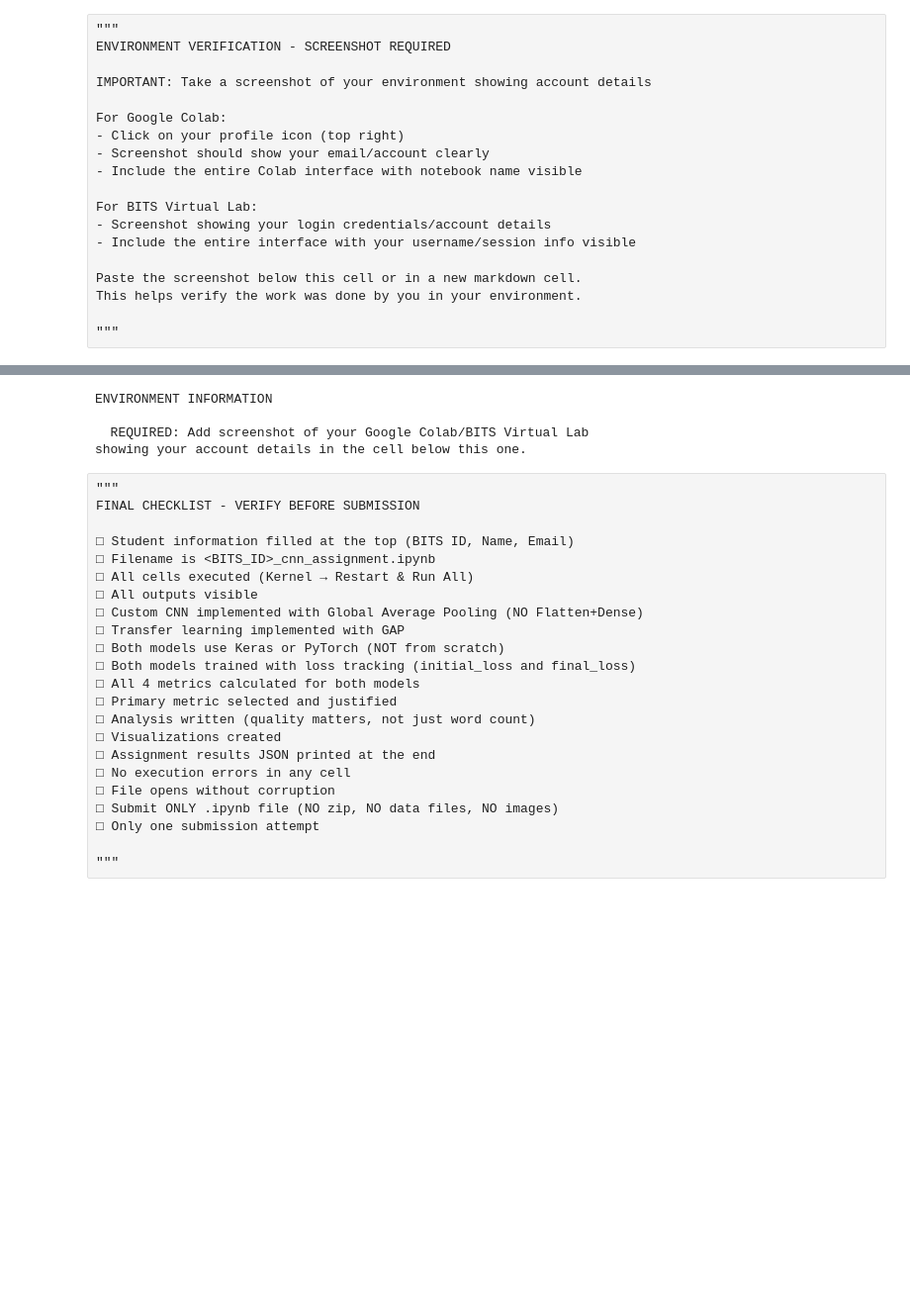
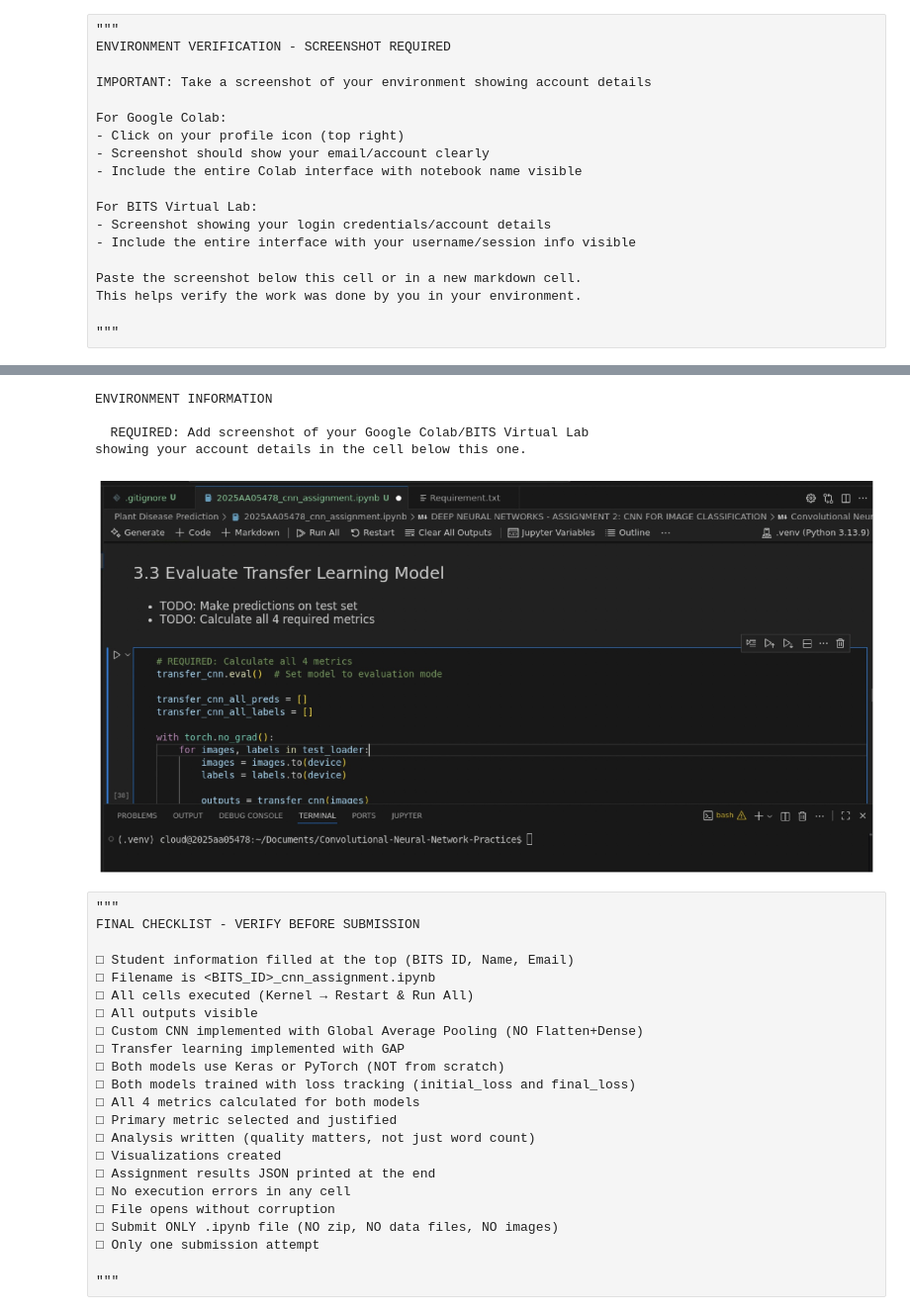
Before and after one commit to Rjain3108/Convolutional-Neural-Network-Practice, a Jupyter notebook: Plant Disease Prediction/CNN_assignment_template.ipynb, the cells around one changed output, grey strips where cells are left out. Shown at 99% size. Drawn from its saved outputs; the diff is of its cells as text; code cells hidden in the pictures; blank space fills up the shorter version.

```diff
--- a/Plant Disease Prediction/CNN_assignment_template.ipynb
+++ b/Plant Disease Prediction/CNN_assignment_template.ipynb
@@ -1348,14 +1351,22 @@ Selected Device: mps
 # %%
 print("ENVIRONMENT INFORMATION")
 print("\n  REQUIRED: Add screenshot of your Google Colab/BITS Virtual Lab")
 print("showing your account details in the cell below this one.")
 
 # include the screen shot here
+image_path = "/Users/rishabhjain/Downloads/virtualLab_screenshot.jpg"
+img = Image.open(image_path).convert("RGB")
+img_np = np.array(img)
+plt.figure(figsize=(18, 18), dpi=100)
+plt.imshow(img_np, interpolation="nearest")
+plt.axis("off")
+plt.show()
 # %% [output]
 ENVIRONMENT INFORMATION
 
   REQUIRED: Add screenshot of your Google Colab/BITS Virtual Lab
 showing your account details in the cell below this one.
+[figure, added]
 # %% [raw]
 """
 FINAL CHECKLIST - VERIFY BEFORE SUBMISSION
```
Also changed, not shown: parts of 14 cells of this notebook.
